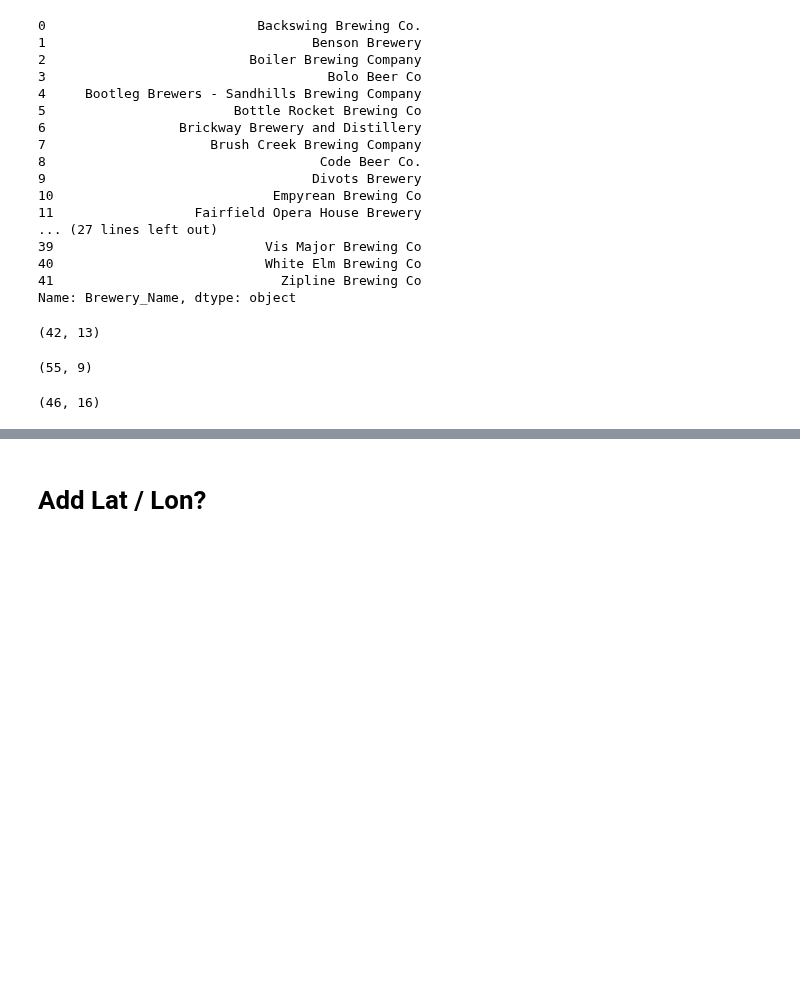
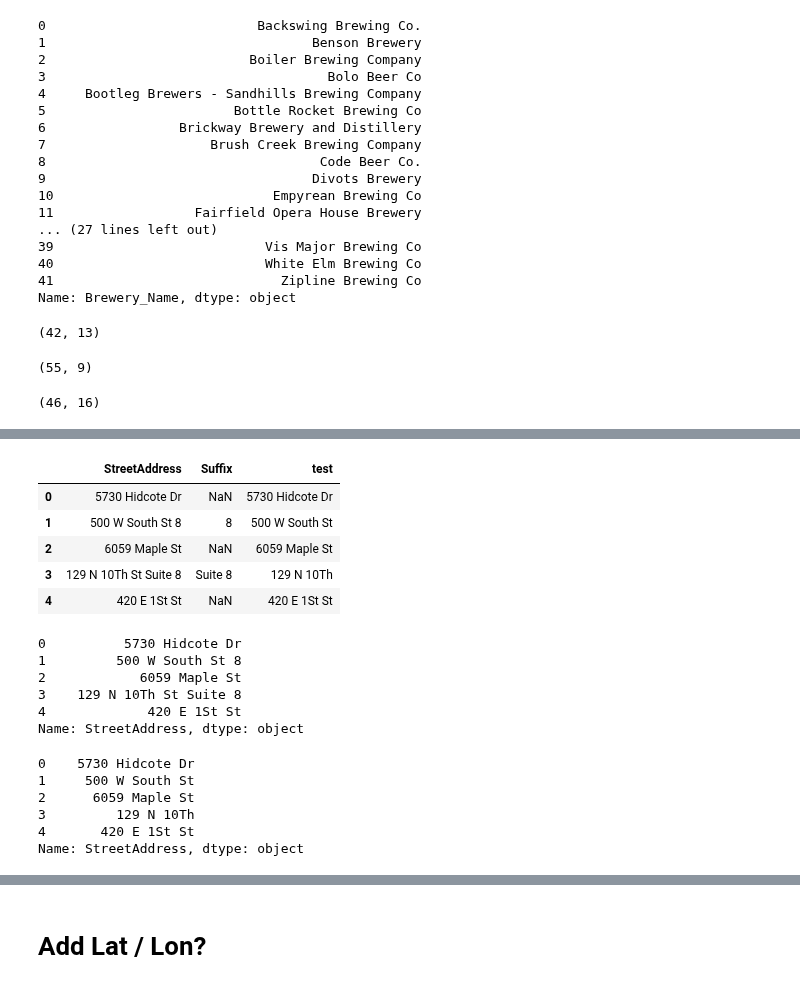
Before and after one commit to ScottBreitbach/DSC540, a Jupyter notebook: Final Project/DBTest1.ipynb, the cells around one changed output, grey strips where cells are left out. Drawn from its saved outputs; the diff is of its cells as text; code cells hidden in the pictures; blank space fills up the shorter version.

```diff
--- a/Final Project/DBTest1.ipynb
+++ b/Final Project/DBTest1.ipynb
@@ -821,0 +889,4 @@ apiData.shape
+# %%
+df['StreetAddress'] = apiData['StreetAddress']
+# %%
+df['Suffix'] = testDF.StreetAddress
@@ -821,0 +904,11 @@ apiData.shape
+# %%
+# df['StreetAddress'].map(lambda x: x.rstrip(df['Suffix']))
+for i in range(len(df.StreetAddress)):
+#     print(df.StreetAddress[i])
+    if df.Suffix[i] == 'NaN':
+        pass
+    else:
+        try:
+            df.StreetAddress[i].str.rstrip(df.Suffix[i])
+        except:
+            df.StreetAddress[i].rstrip(str(df.Suffix[i])
@@ -821,0 +917,12 @@ apiData.shape
+# %%
+for i in range(len(df.StreetAddress)):
+    df['test'][i] = df.StreetAddress[i].rstrip(str(df.Suffix[i]))
+# %%
+df.head()
+# %% [output]
+|  | StreetAddress | Suffix | test |
+| 0 | 5730 Hidcote Dr | NaN | 5730 Hidcote Dr |
+| 1 | 500 W South St 8 | 8 | 500 W South St |
+| 2 | 6059 Maple St | NaN | 6059 Maple St |
+| 3 | 129 N 10Th St Suite 8 | Suite 8 | 129 N 10Th |
+| 4 | 420 E 1St St | NaN | 420 E 1St St |
@@ -821,0 +969,9 @@ apiData.shape
+# %%
+testDF.StreetAddress.head()
+# %% [output]
+0          5730 Hidcote Dr
+1         500 W South St 8
+2            6059 Maple St
+3    129 N 10Th St Suite 8
+4             420 E 1St St
+Name: StreetAddress, dtype: object
@@ -821,0 +982,9 @@ apiData.shape
+# %%
+testDF.StreetAddress.head()
+# %% [output]
+0    5730 Hidcote Dr
+1     500 W South St
+2      6059 Maple St
+3         129 N 10Th
+4       420 E 1St St
+Name: StreetAddress, dtype: object
```
Also changed, not shown: parts of 80 cells of this notebook, 3 other files.
